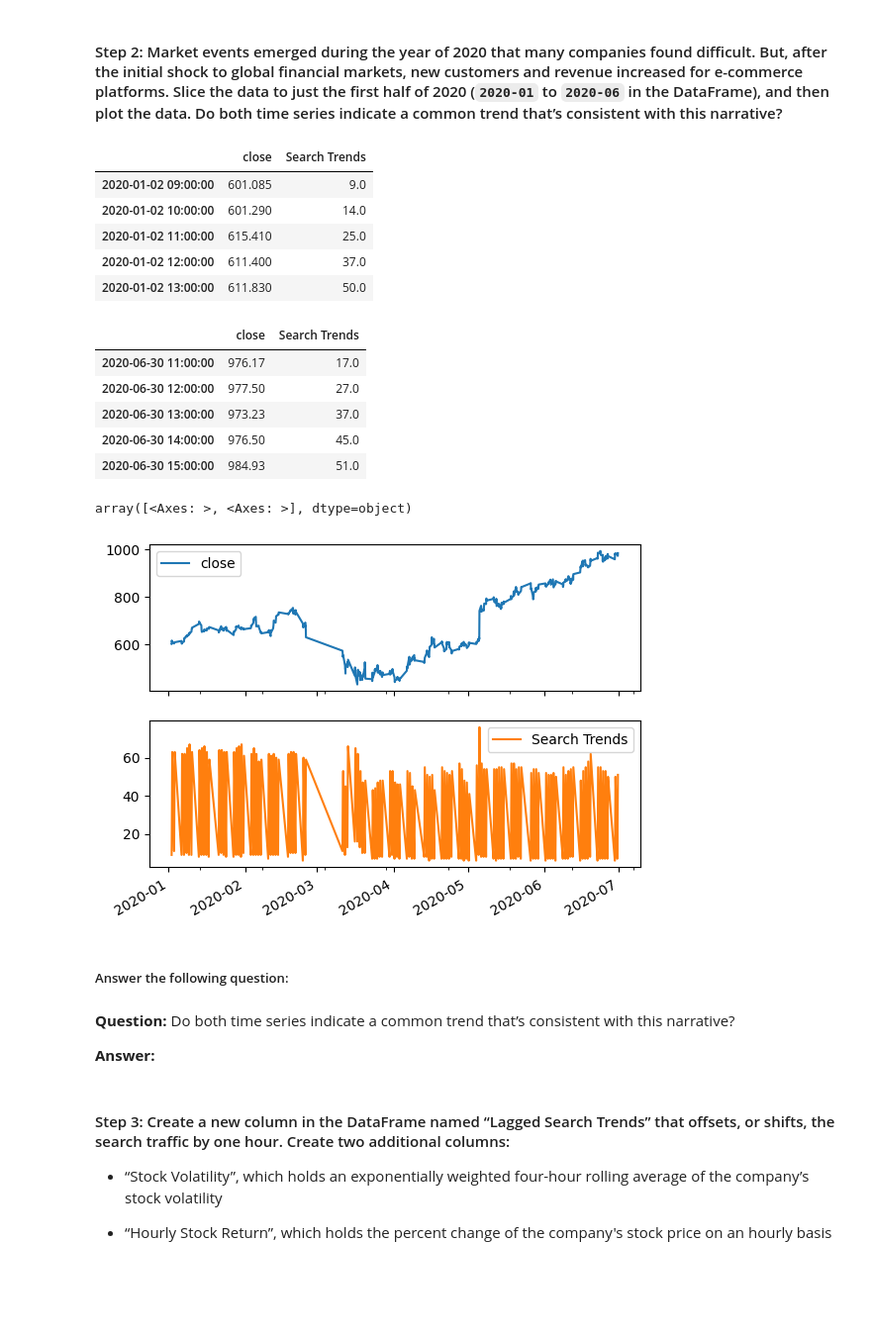
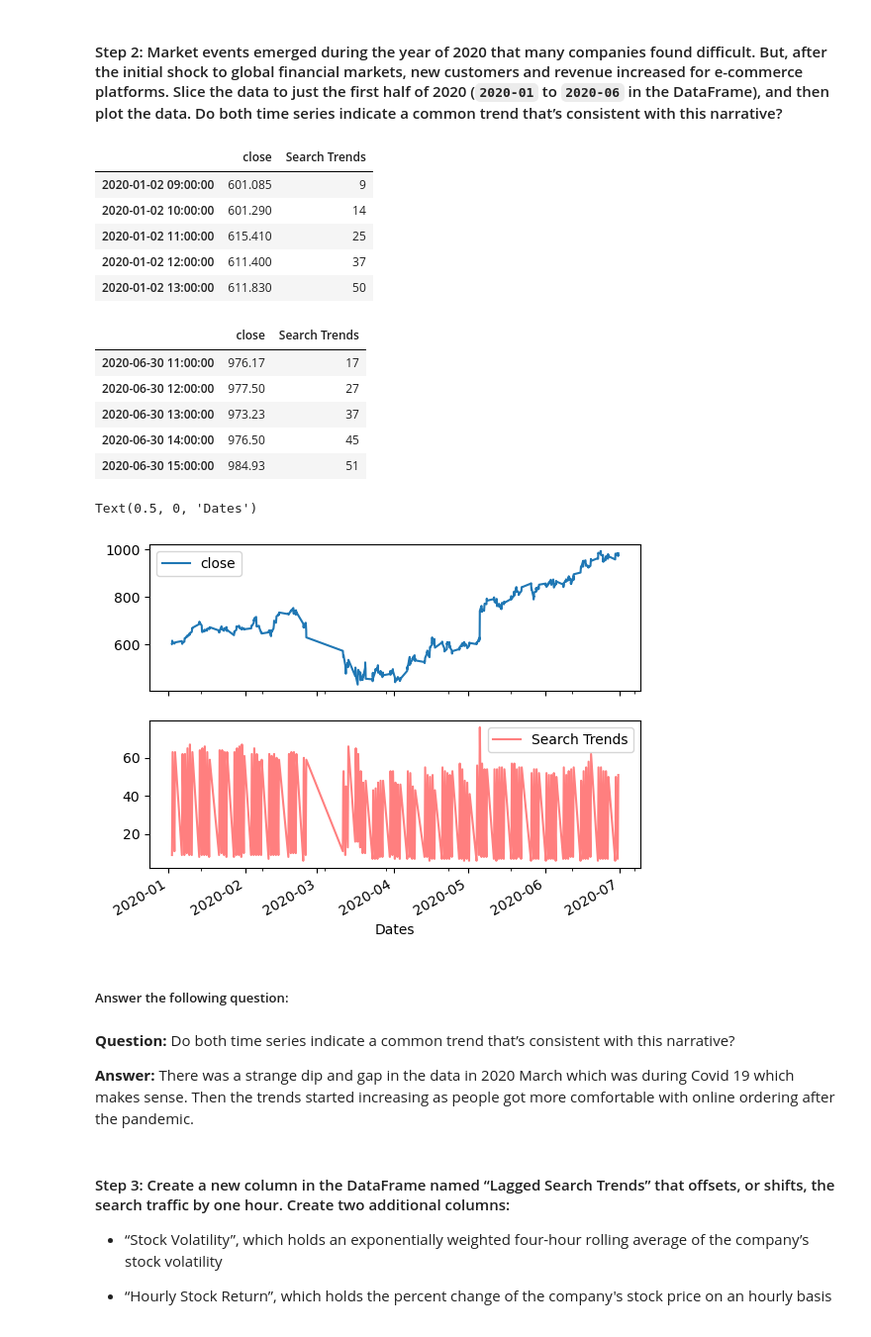
Before and after one commit to sin31415/prophet-challenge, a Jupyter notebook: forecasting_net_prophet.ipynb, the cells around one changed output. Shown at 99% size. Cells and saved outputs as stored; diff of their text form; code cells hidden in the pictures; blank space fills up the shorter version.

```diff
--- a/forecasting_net_prophet.ipynb
+++ b/forecasting_net_prophet.ipynb
@@ -233,8 +234,10 @@ display(df_mercado_stock.tail())
 # %%
 # Concatenate the df_mercado_stock DataFrame with the df_mercado_trends DataFrame
 # Concatenate the DataFrame by columns (axis=1), and drop and rows with only one column of data
-
+mercado_stock_trends_df = pd.concat([df_mercado_stock,df_mercado_trends], axis=1, join="inner")
 
 # View the first and last five rows of the DataFrame
+display(mercado_stock_trends_df.head())
+display(mercado_stock_trends_df.tail())
 # %% [output]
 |  | close | Search Trends |
@@ -253,35 +256,45 @@ display(df_mercado_stock.tail())
 #### Step 2: Market events emerged during the year of 2020 that many companies found difficult. But, after the initial shock to global financial markets, new customers and revenue increased for e-commerce platforms. Slice the data to just the first half of 2020 (`2020-01` to `2020-06` in the DataFrame), and then plot the data. Do both time series indicate a common trend that’s consistent with this narrative?
 # %%
 # For the combined dataframe, slice to just the first half of 2020 (2020-01 through 2020-06)
-
+first_half_2020 = mercado_stock_trends_df.loc["2020-01":"2020-06"]
 
 # View the first and last five rows of first_half_2020 DataFrame
+display(first_half_2020.head())
+display(first_half_2020.tail())
 # %% [output]
 |  | close | Search Trends |
-| 2020-01-02 09:00:00 | 601.085 | 9.0 |
-| 2020-01-02 10:00:00 | 601.290 | 14.0 |
-| 2020-01-02 11:00:00 | 615.410 | 25.0 |
-| 2020-01-02 12:00:00 | 611.400 | 37.0 |
-| 2020-01-02 13:00:00 | 611.830 | 50.0 |
+| 2020-01-02 09:00:00 | 601.085 | 9 |
+| 2020-01-02 10:00:00 | 601.290 | 14 |
+| 2020-01-02 11:00:00 | 615.410 | 25 |
+| 2020-01-02 12:00:00 | 611.400 | 37 |
+| 2020-01-02 13:00:00 | 611.830 | 50 |
 |  | close | Search Trends |
-| 2020-06-30 11:00:00 | 976.17 | 17.0 |
-| 2020-06-30 12:00:00 | 977.50 | 27.0 |
-| 2020-06-30 13:00:00 | 973.23 | 37.0 |
-| 2020-06-30 14:00:00 | 976.50 | 45.0 |
-| 2020-06-30 15:00:00 | 984.93 | 51.0 |
+| 2020-06-30 11:00:00 | 976.17 | 17 |
+| 2020-06-30 12:00:00 | 977.50 | 27 |
+| 2020-06-30 13:00:00 | 973.23 | 37 |
+| 2020-06-30 14:00:00 | 976.50 | 45 |
+| 2020-06-30 15:00:00 | 984.93 | 51 |
 # %%
 # Visualize the close and Search Trends data
 # Plot each column on a separate axes using the following syntax
 # `plot(subplots=True)`
+fig, ax = plt.subplots(2, sharex=True)
+
+first_half_2020["close"].plot(ax = ax[0], legend="best")
+
+first_half_2020["Search Trends"].plot(ax = ax[1], color="red", alpha=0.5, legend="best")
+ax[1].set_xlabel("Dates")
+
+# first_half_2020.plot(subplots=True)
 # %% [output]
-array([<Axes: >, <Axes: >], dtype=object)
+Text(0.5, 0, 'Dates')
-[figure, old version]
+[figure, new version]
 # %% [markdown]
 ##### Answer the following question:
 # %% [markdown]
 **Question:** Do both time series indicate a common trend that’s consistent with this narrative?
 
-**Answer:**
+**Answer:** There was a strange dip and gap in the data in 2020 March which was during Covid 19 which makes sense. Then the trends started increasing as people got more comfortable with online ordering after the pandemic.
 # %% [markdown]
 #### Step 3: Create a new column in the DataFrame named “Lagged Search Trends” that offsets, or shifts, the search traffic by one hour. Create two additional columns:
 
```
Also changed, not shown: parts of 24 cells of this notebook, 1 other file.
